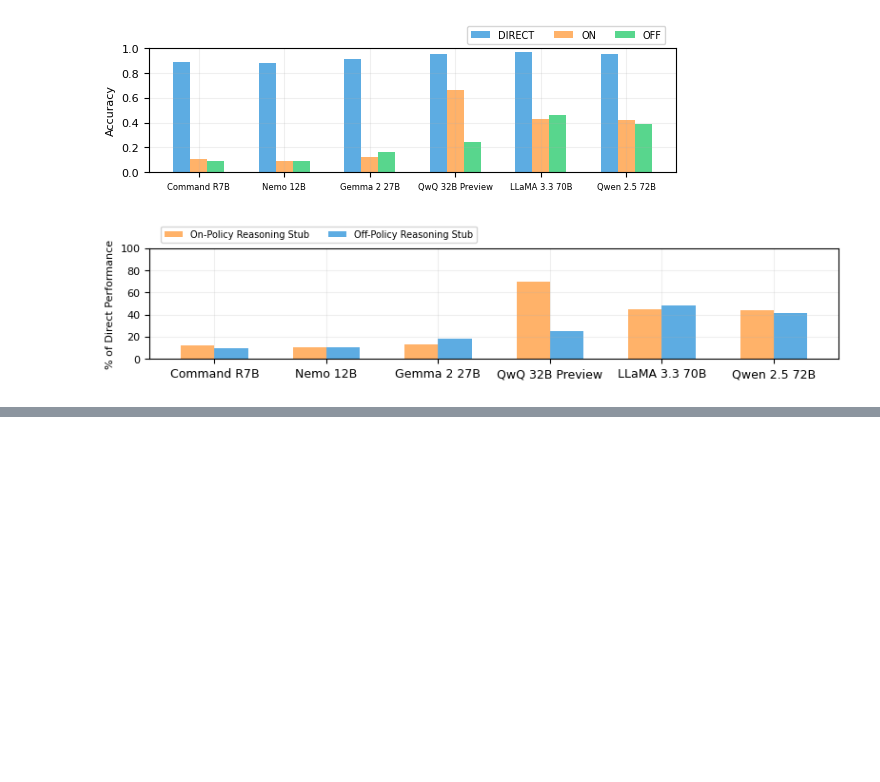
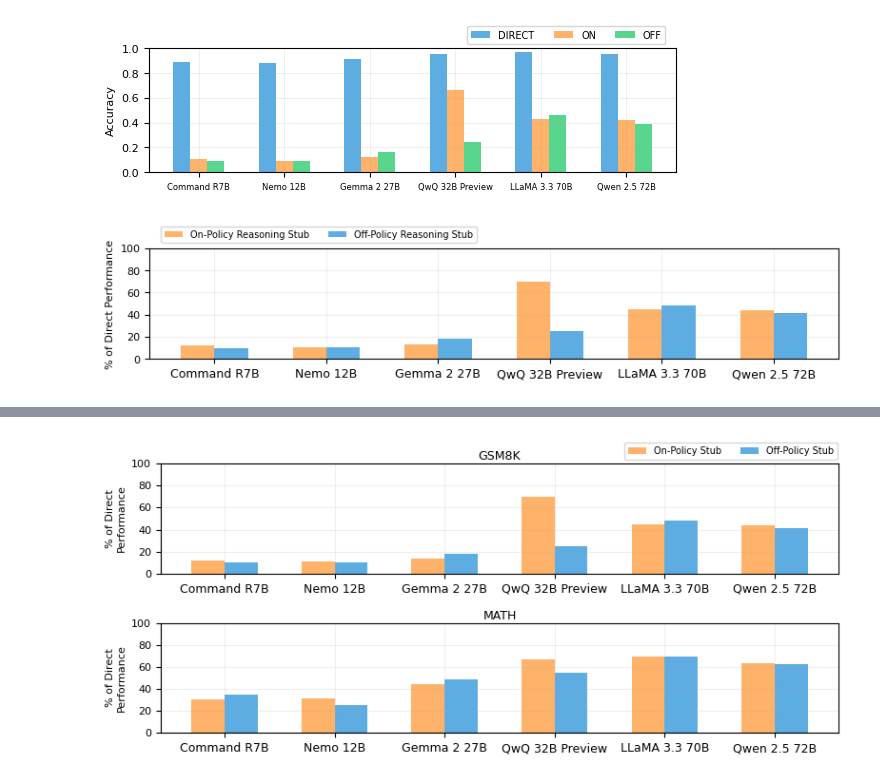
Before and after one commit to sasilver75/cohere-reasoning-v5, a Jupyter notebook: gsm8k/generate_plots.ipynb, the cells around one changed output, grey strips where cells are left out. Cells and saved outputs as stored; diff of their text form; code cells hidden in the pictures; blank space fills up the shorter version.

```diff
--- a/gsm8k/generate_plots.ipynb
+++ b/gsm8k/generate_plots.ipynb
@@ -397,0 +461,77 @@ plt.show()
+# %%
+# Create a figure with two stacked subplots
+fig, (ax1, ax2) = plt.subplots(2, 1, figsize=(8, 3.5), height_ratios=[1, 1])
+
+# Colors for the scenarios
+colors = ['#ff9f43', '#3498db']
+bar_width = 0.3
+
+scenarios = ['on', 'off']
+scenario_labels = ['On-Policy Stub', 'Off-Policy Stub']
+
+model_display_names = [
+    'Command R7B',
+    'Nemo 12B',
+    'Gemma 2 27B',
+    'QwQ 32B Preview',
+    'LLaMA 3.3 70B',
+    'Qwen 2.5 72B',
+]
+
+x = np.arange(len(models))
+
+# Function to create bars for a dataset
+def plot_dataset_bars(ax, dataset_key, title):
+    bars = []  # Store bar objects for legend
+    for i, (scenario, label) in enumerate(zip(scenarios, scenario_labels)):
+        relative_values = []
+        for model in models:
+            direct_value = lookup[dataset_key]['direct'][model]
+            scenario_value = lookup[dataset_key][scenario][model]
+            relative_value = (scenario_value / direct_value) * 100
+            relative_values.append(relative_value)
+
+        bar = ax.bar(x + i*bar_width, relative_values, bar_width,
+                    color=colors[i], alpha=0.8)
+        bars.append(bar)
+
+    # Customize each subplot
+    ax.set_ylabel('% of Direct\nPerformance', fontsize=8)
+    ax.set_xticks(x + bar_width/2)
+    ax.set_xticklabels(model_display_names,
+                       rotation=0, ha='center', fontsize=9)
+    ax.tick_params(axis='y', labelsize=8)
+    ax.grid(True, alpha=0.2)
+    ax.set_ylim(0, 100)
+    ax.set_title(title, fontsize=9, pad=3)  # Simple centered title
+
+    return bars
+
+# Create both plots
+bars1 = plot_dataset_bars(ax1, 'gsm8k', 'GSM8K')
+bars2 = plot_dataset_bars(ax2, 'math', 'MATH')
+
+# Add a single legend at the top of the figure using the bars from the first plot
+legend = fig.legend(bars1, scenario_labels,
+                   fontsize=7, ncol=2,
+                   bbox_to_anchor=(0.98, .98),
+                   loc='upper right',
+                   borderaxespad=0.)
+
+# Adjust spacing between subplots
+plt.subplots_adjust(hspace=0.4)
+
+plt.tight_layout()
+
+plt.savefig('combined_relative_performance.pdf',
+            format='pdf',
+            bbox_inches='tight',
+            dpi=300)
+
+plt.savefig('combined_relative_performance.svg',
+            format='svg',
+            bbox_inches='tight')
+
+plt.show()
+# %% [output]
+[figure, added]
```
Also changed, not shown: parts of 1 cell of this notebook, 6 other files.
